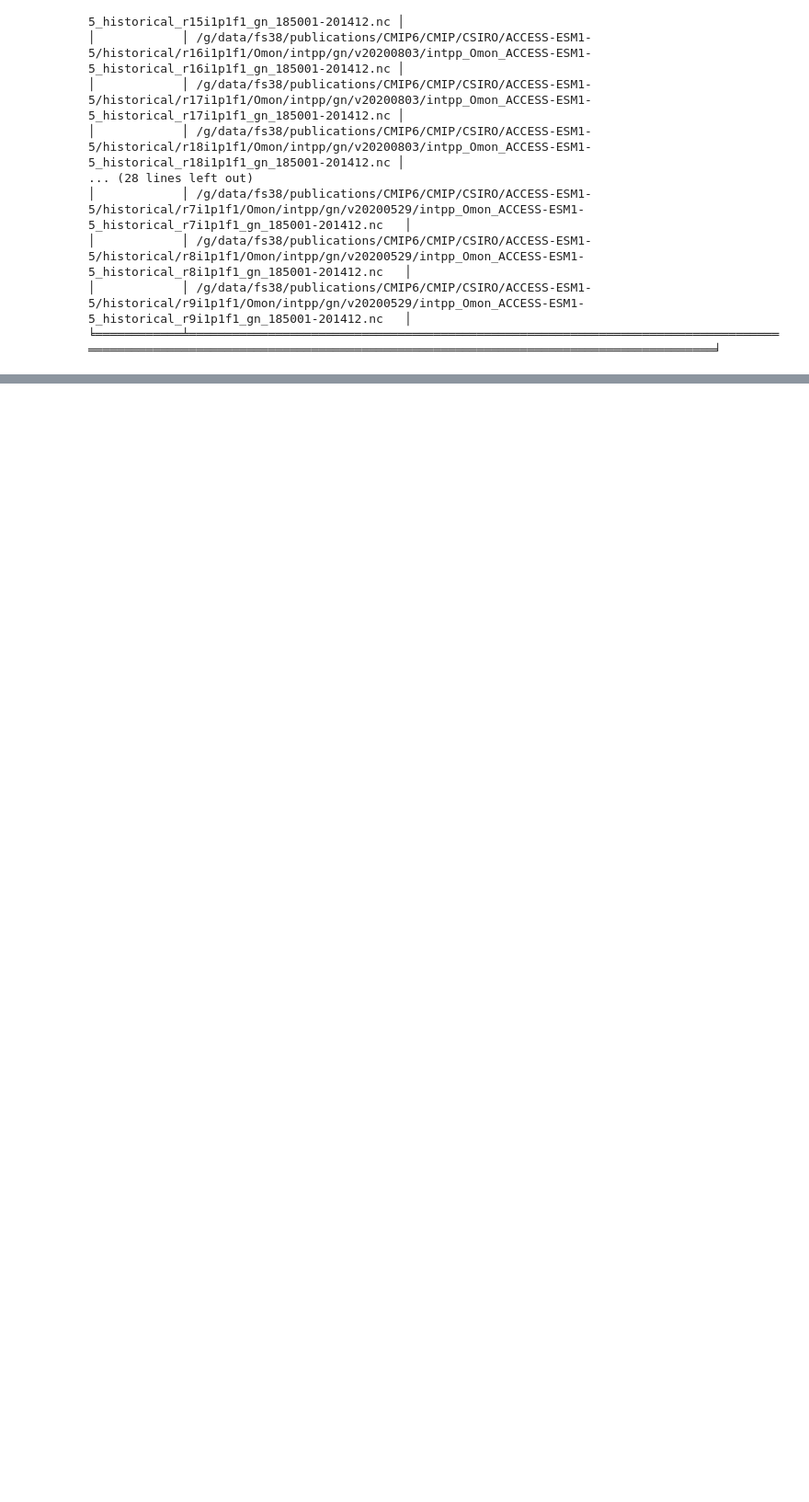
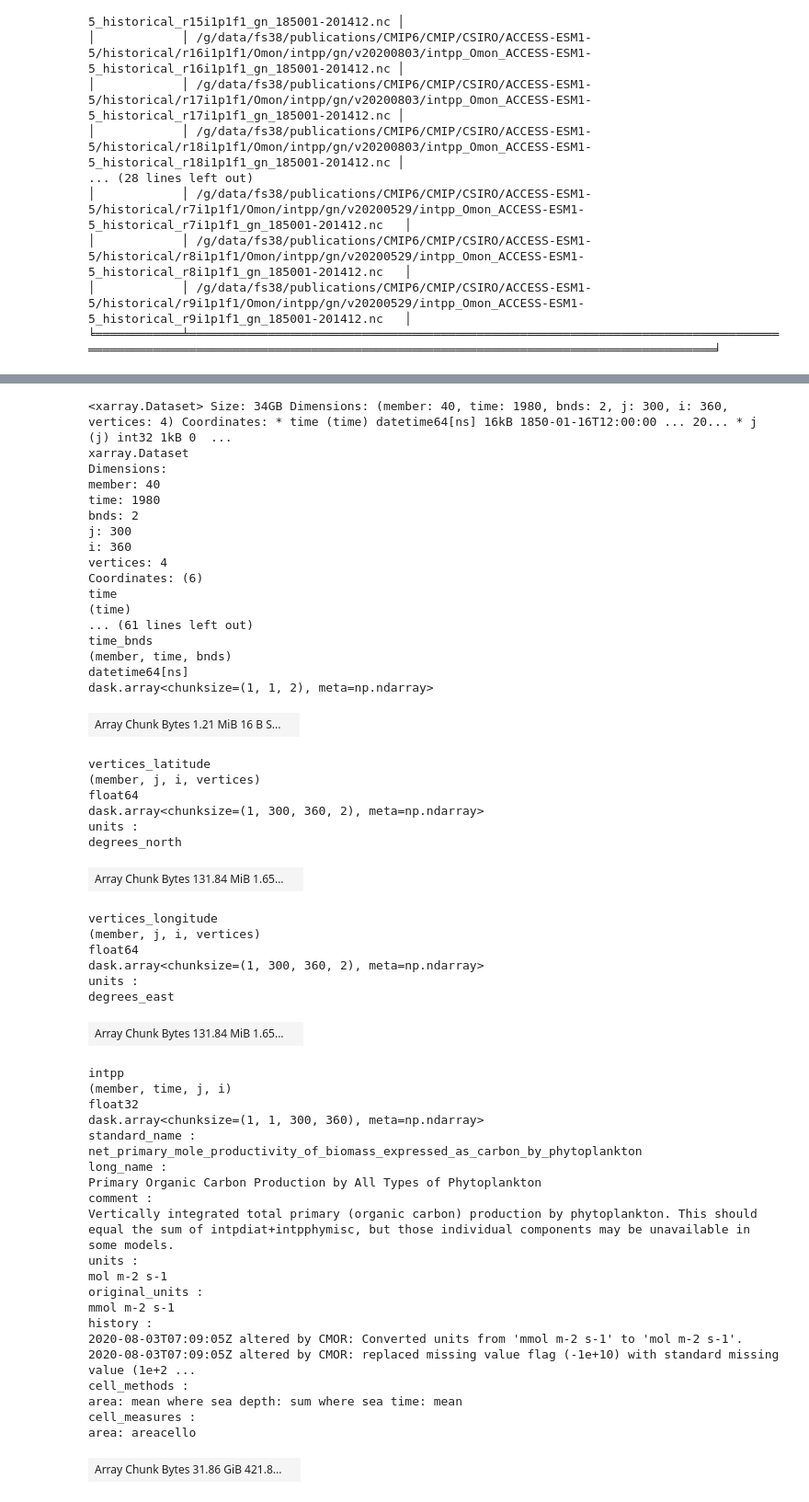
Before and after one commit to Thomas-Moore-Creative/ACDtools, a Jupyter notebook: notebooks/acdtools-dev-sandbox.ipynb, the cells around one changed output, grey strips where cells are left out. Shown: that part at 92% size. Cells and saved outputs as stored; diff of their text form; code cells hidden in the pictures; blank space fills up the shorter version.

```diff
--- a/notebooks/acdtools-dev-sandbox.ipynb
+++ b/notebooks/acdtools-dev-sandbox.ipynb
@@ -170,0 +287,56 @@ esm_datastore_unique(search,keep_list=['path'])
+# %%
+ds2
+# %% [output]
+<xarray.Dataset> Size: 34GB Dimensions: (member: 40, time: 1980, bnds: 2, j: 300, i: 360, vertices: 4) Coordinates: * time (time) datetime64[ns] 16kB 1850-01-16T12:00:00 ... 20... * j (j) int32 1kB 0  ...
+xarray.Dataset
+Dimensions:
+member: 40
+time: 1980
+bnds: 2
+j: 300
+i: 360
+vertices: 4
+Coordinates: (6)
+time
+(time)
+... (61 lines left out)
+time_bnds
+(member, time, bnds)
+datetime64[ns]
+dask.array<chunksize=(1, 1, 2), meta=np.ndarray>
+| Array Chunk Bytes 1.21 MiB 16 B S... |  |
+vertices_latitude
+(member, j, i, vertices)
+float64
+dask.array<chunksize=(1, 300, 360, 2), meta=np.ndarray>
+units :
+degrees_north
+| Array Chunk Bytes 131.84 MiB 1.65... |  |
+vertices_longitude
+(member, j, i, vertices)
+float64
+dask.array<chunksize=(1, 300, 360, 2), meta=np.ndarray>
+units :
+degrees_east
+| Array Chunk Bytes 131.84 MiB 1.65... |  |
+intpp
+(member, time, j, i)
+float32
+dask.array<chunksize=(1, 1, 300, 360), meta=np.ndarray>
+standard_name :
+net_primary_mole_productivity_of_biomass_expressed_as_carbon_by_phytoplankton
+long_name :
+Primary Organic Carbon Production by All Types of Phytoplankton
+comment :
+Vertically integrated total primary (organic carbon) production by phytoplankton. This should equal the sum of intpdiat+intpphymisc, but those individual components may be unavailable in some models.
+units :
+mol m-2 s-1
+original_units :
+mmol m-2 s-1
+history :
+2020-08-03T07:09:05Z altered by CMOR: Converted units from 'mmol m-2 s-1' to 'mol m-2 s-1'. 2020-08-03T07:09:05Z altered by CMOR: replaced missing value flag (-1e+10) with standard missing value (1e+2 ...
+cell_methods :
+area: mean where sea depth: sum where sea time: mean
+cell_measures :
+area: areacello
+| Array Chunk Bytes 31.86 GiB 421.8... |  |
```
Also changed, not shown: parts of 8 cells of this notebook, 1 other file.
